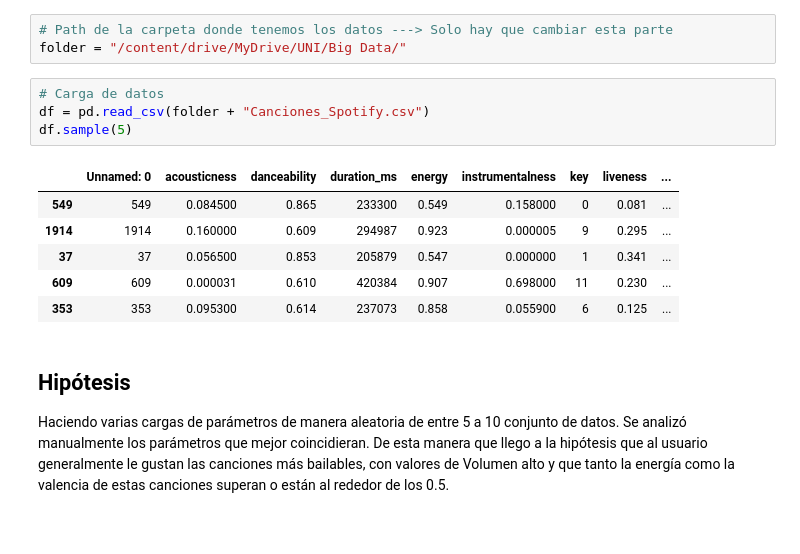
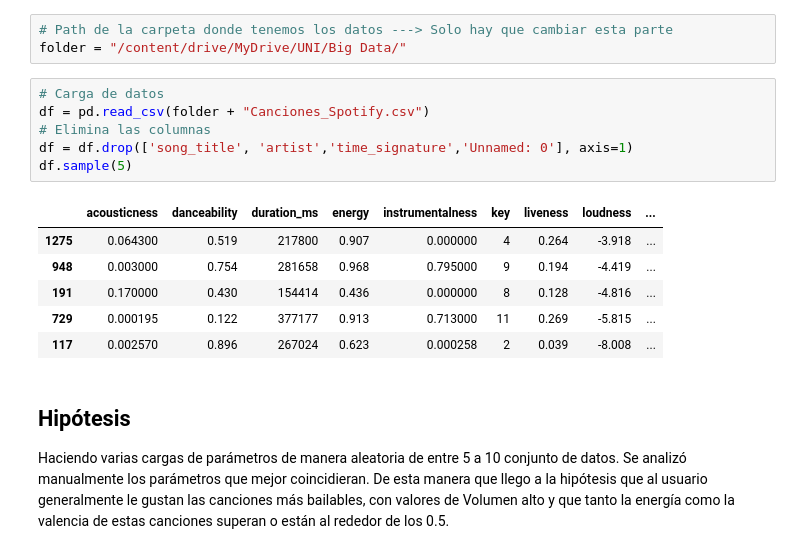
Before and after one commit to danisotoguerrero/Clasificador-de-canciones, a Jupyter notebook: Laboratorio_2_Grupo_8.ipynb, the cells around one changed output. Drawn from its saved outputs; the diff is of its cells as text.

```diff
--- a/Laboratorio_2_Grupo_8.ipynb
+++ b/Laboratorio_2_Grupo_8.ipynb
@@ -25,14 +25,16 @@ folder = "/content/drive/MyDrive/UNI/Big Data/"
 # %%
 # Carga de datos
 df = pd.read_csv(folder + "Canciones_Spotify.csv")
+# Elimina las columnas
+df = df.drop(['song_title', 'artist','time_signature','Unnamed: 0'], axis=1)
 df.sample(5)
 # %% [output]
-|  | Unnamed: 0 | acousticness | danceability | duration_ms | energy | instrumentalness | key | liveness | ... |
-| 549 | 549 | 0.084500 | 0.865 | 233300 | 0.549 | 0.158000 | 0 | 0.081 | ... |
-| 1914 | 1914 | 0.160000 | 0.609 | 294987 | 0.923 | 0.000005 | 9 | 0.295 | ... |
-| 37 | 37 | 0.056500 | 0.853 | 205879 | 0.547 | 0.000000 | 1 | 0.341 | ... |
-| 609 | 609 | 0.000031 | 0.610 | 420384 | 0.907 | 0.698000 | 11 | 0.230 | ... |
-| 353 | 353 | 0.095300 | 0.614 | 237073 | 0.858 | 0.055900 | 6 | 0.125 | ... |
+|  | acousticness | danceability | duration_ms | energy | instrumentalness | key | liveness | loudness | ... |
+| 1275 | 0.064300 | 0.519 | 217800 | 0.907 | 0.000000 | 4 | 0.264 | -3.918 | ... |
+| 948 | 0.003000 | 0.754 | 281658 | 0.968 | 0.795000 | 9 | 0.194 | -4.419 | ... |
+| 191 | 0.170000 | 0.430 | 154414 | 0.436 | 0.000000 | 8 | 0.128 | -4.816 | ... |
+| 729 | 0.000195 | 0.122 | 377177 | 0.913 | 0.713000 | 11 | 0.269 | -5.815 | ... |
+| 117 | 0.002570 | 0.896 | 267024 | 0.623 | 0.000258 | 2 | 0.039 | -8.008 | ... |
 # %% [markdown]
 ## Hipótesis
 Haciendo varias cargas de parámetros de manera aleatoria de entre 5 a 10 conjunto de datos. Se analizó manualmente los parámetros que mejor coincidieran. De esta manera que llego a la hipótesis que al usuario generalmente le gustan las canciones más bailables, con valores de Volumen alto y que tanto la energía como la valencia de estas canciones superan o están al rededor de los 0.5.
```
Also changed, not shown: parts of 5 cells of this notebook.
